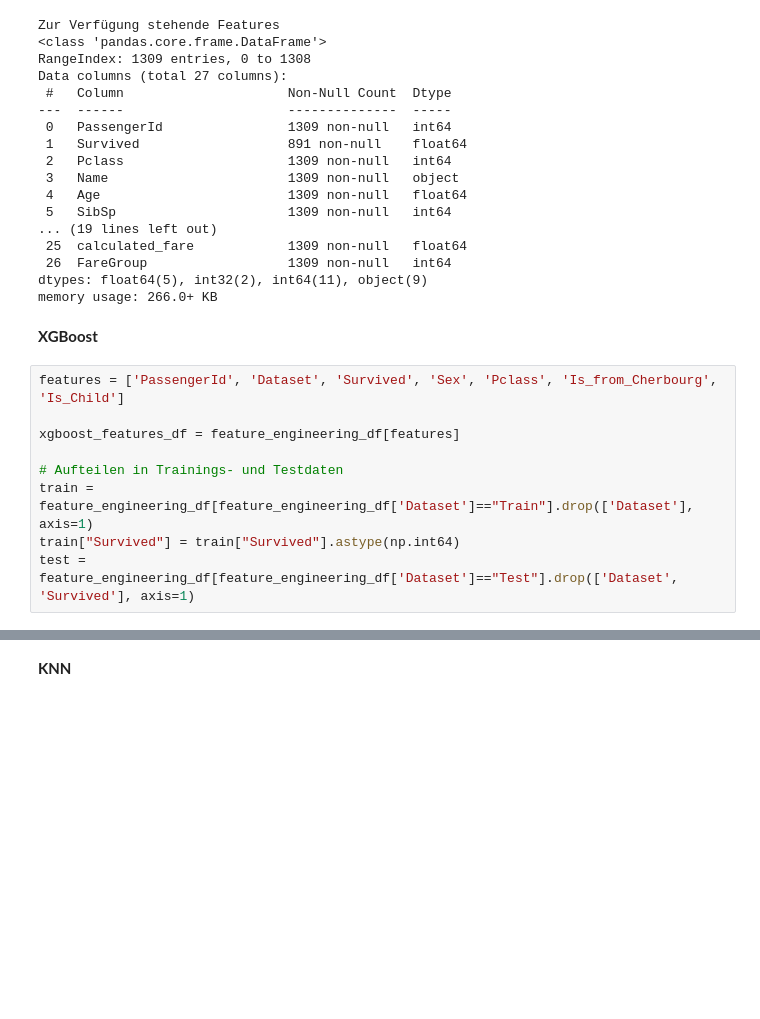
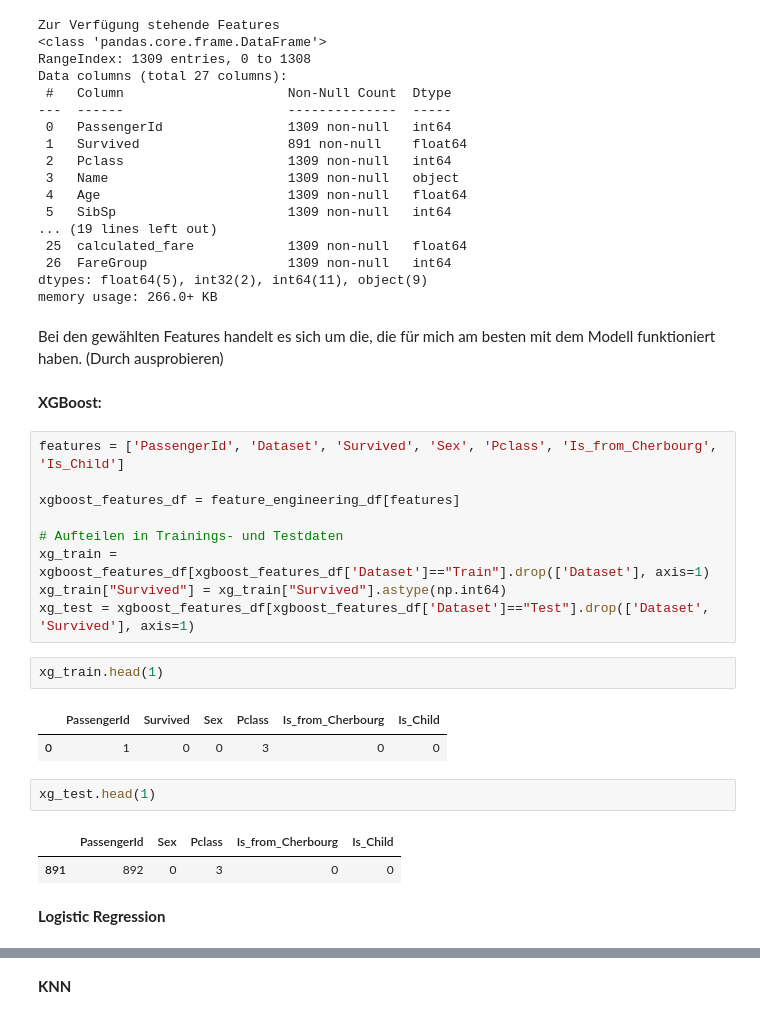
Before and after one commit to IvanBirkmaier/titanic_challenge, a Jupyter notebook: notebooks/Ivan_Birkmaier_ai23m049.ipynb, the cells around one changed output, grey strips where cells are left out. Cells and saved outputs as stored; diff of their text form; blank space fills up the shorter version.

```diff
--- a/notebooks/Ivan_Birkmaier_ai23m049.ipynb
+++ b/notebooks/Ivan_Birkmaier_ai23m049.ipynb
@@ -807,14 +810,28 @@ Data columns (total 27 columns):
  26  FareGroup                  1309 non-null   int64
 dtypes: float64(5), int32(2), int64(11), object(9)
 memory usage: 266.0+ KB
+# %% [markdown]
+Bei den gewählten Features handelt es sich um die, die für mich am besten mit dem Modell funktioniert haben. (Durch ausprobieren)
 # %% [markdown]
-**XGBoost**
+**XGBoost:**
 # %%
 features = ['PassengerId', 'Dataset', 'Survived', 'Sex', 'Pclass', 'Is_from_Cherbourg', 'Is_Child']
 
 xgboost_features_df = feature_engineering_df[features]
 
 # Aufteilen in Trainings- und Testdaten
-train = feature_engineering_df[feature_engineering_df['Dataset']=="Train"].drop(['Dataset'], axis=1)
-train["Survived"] = train["Survived"].astype(np.int64)
-test = feature_engineering_df[feature_engineering_df['Dataset']=="Test"].drop(['Dataset', 'Survived'], axis=1)
+xg_train = xgboost_features_df[xgboost_features_df['Dataset']=="Train"].drop(['Dataset'], axis=1)
+xg_train["Survived"] = xg_train["Survived"].astype(np.int64)
+xg_test = xgboost_features_df[xgboost_features_df['Dataset']=="Test"].drop(['Dataset', 'Survived'], axis=1)
+# %%
+xg_train.head(1)
+# %% [output]
+|  | PassengerId | Survived | Sex | Pclass | Is_from_Cherbourg | Is_Child |
+| 0 | 1 | 0 | 0 | 3 | 0 | 0 |
+# %%
+xg_test.head(1)
+# %% [output]
+|  | PassengerId | Sex | Pclass | Is_from_Cherbourg | Is_Child |
+| 891 | 892 | 0 | 3 | 0 | 0 |
+# %% [markdown]
+**Logistic Regression**
```
Also changed, not shown: parts of 68 cells of this notebook, 4 other files.
